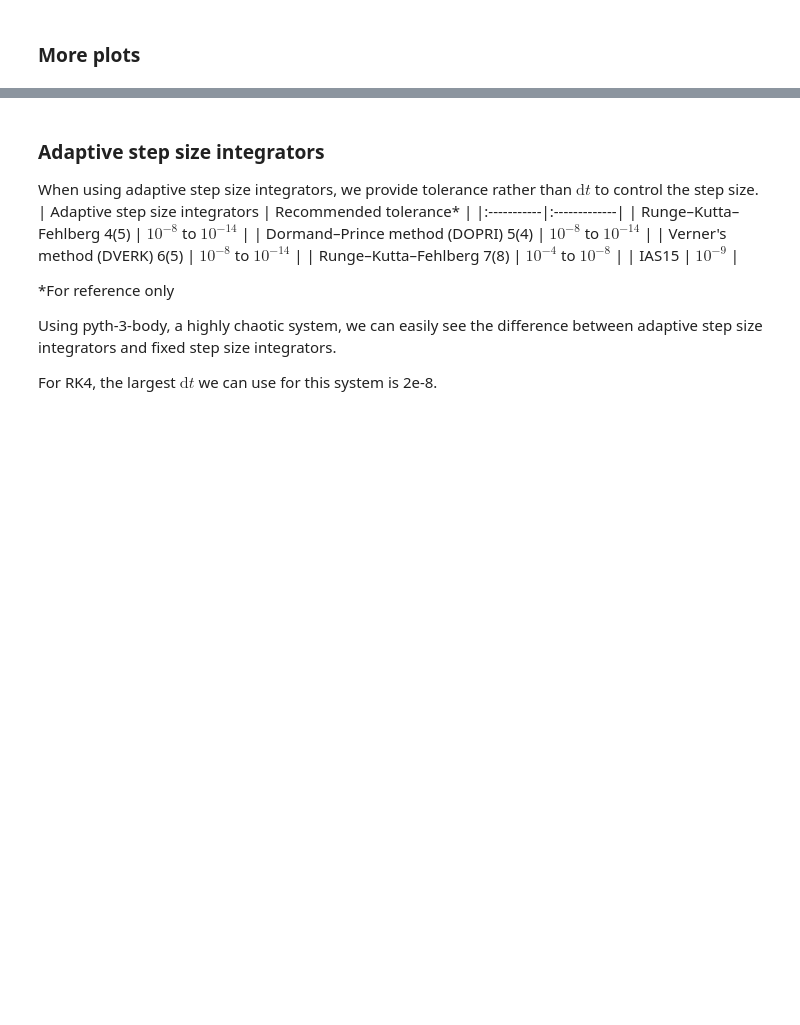
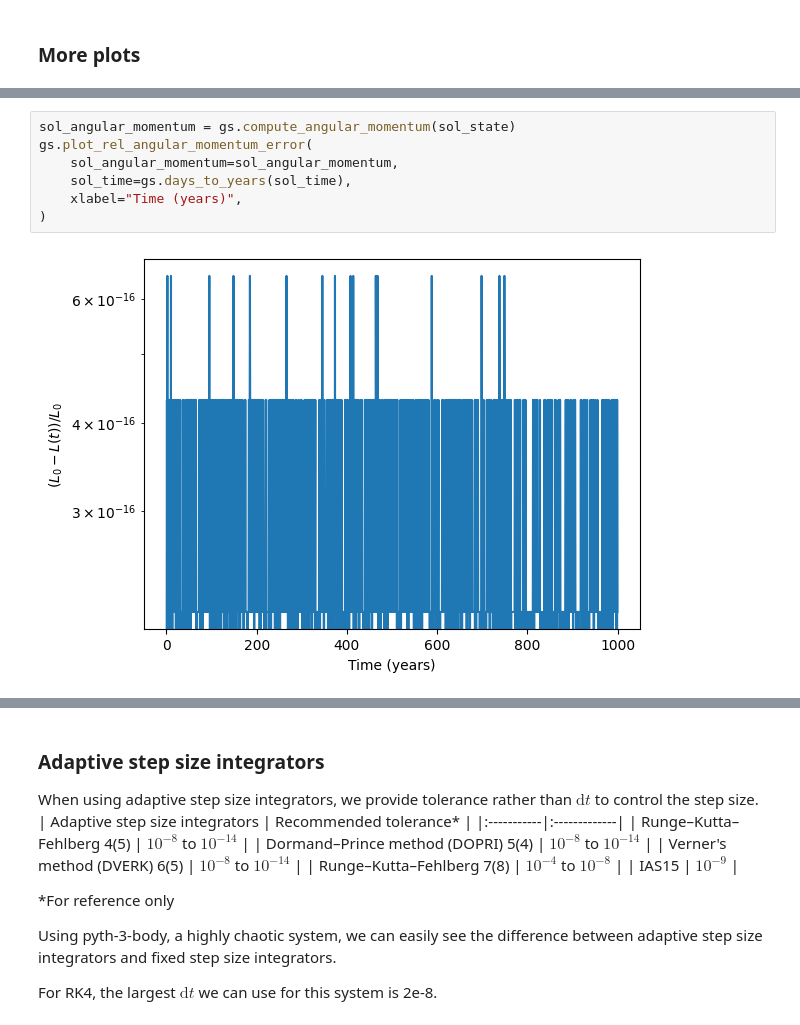
Before and after one commit to alvinng4/Gravity-Simulator, a Jupyter notebook: examples/tutorial.ipynb, the cells around one changed output, grey strips where cells are left out. Drawn from its saved outputs; the diff is of its cells as text; blank space fills up the shorter version.

```diff
--- a/examples/tutorial.ipynb
+++ b/examples/tutorial.ipynb
@@ -185 +218,10 @@ Run time: 0.119 s
+# %%
+sol_angular_momentum = gs.compute_angular_momentum(sol_state)
+gs.plot_rel_angular_momentum_error(
+    sol_angular_momentum=sol_angular_momentum,
+    sol_time=gs.days_to_years(sol_time),
+    xlabel="Time (years)",
+)
+# %% [output]
+[figure, added]
 # %%
```
Also changed, not shown: parts of 52 cells of this notebook.
